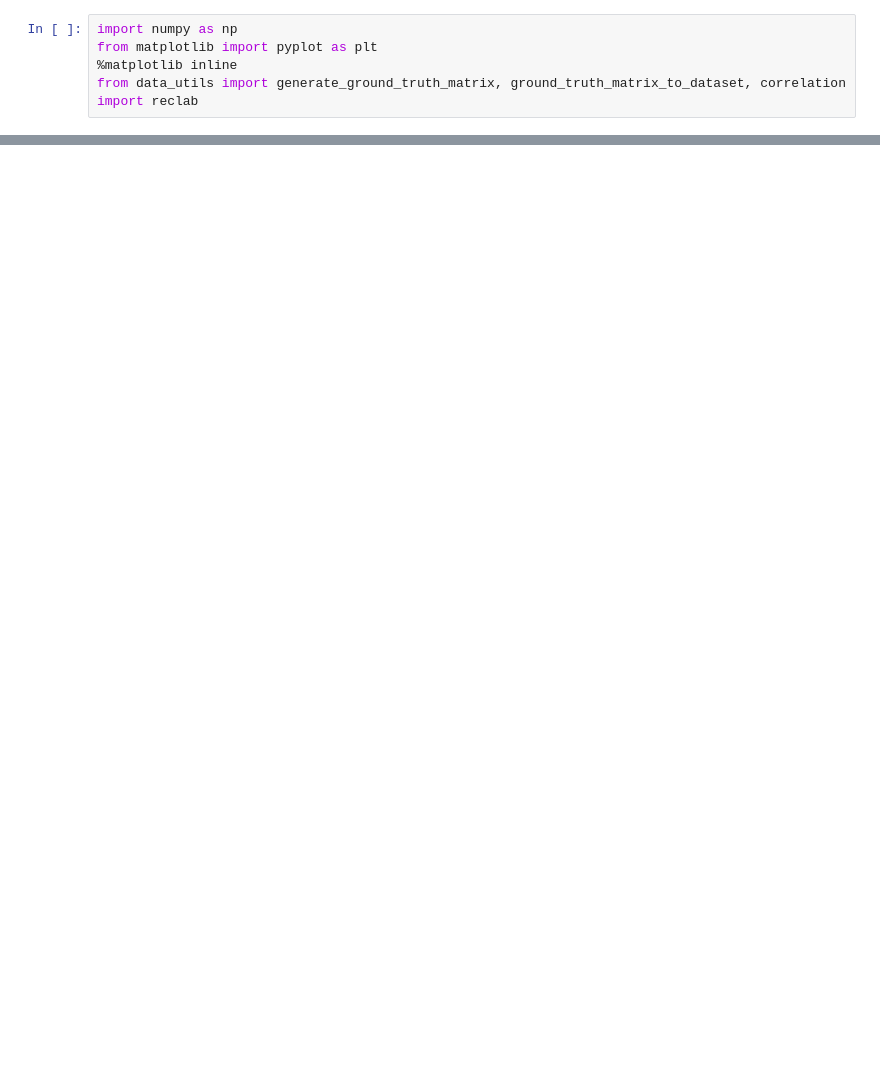
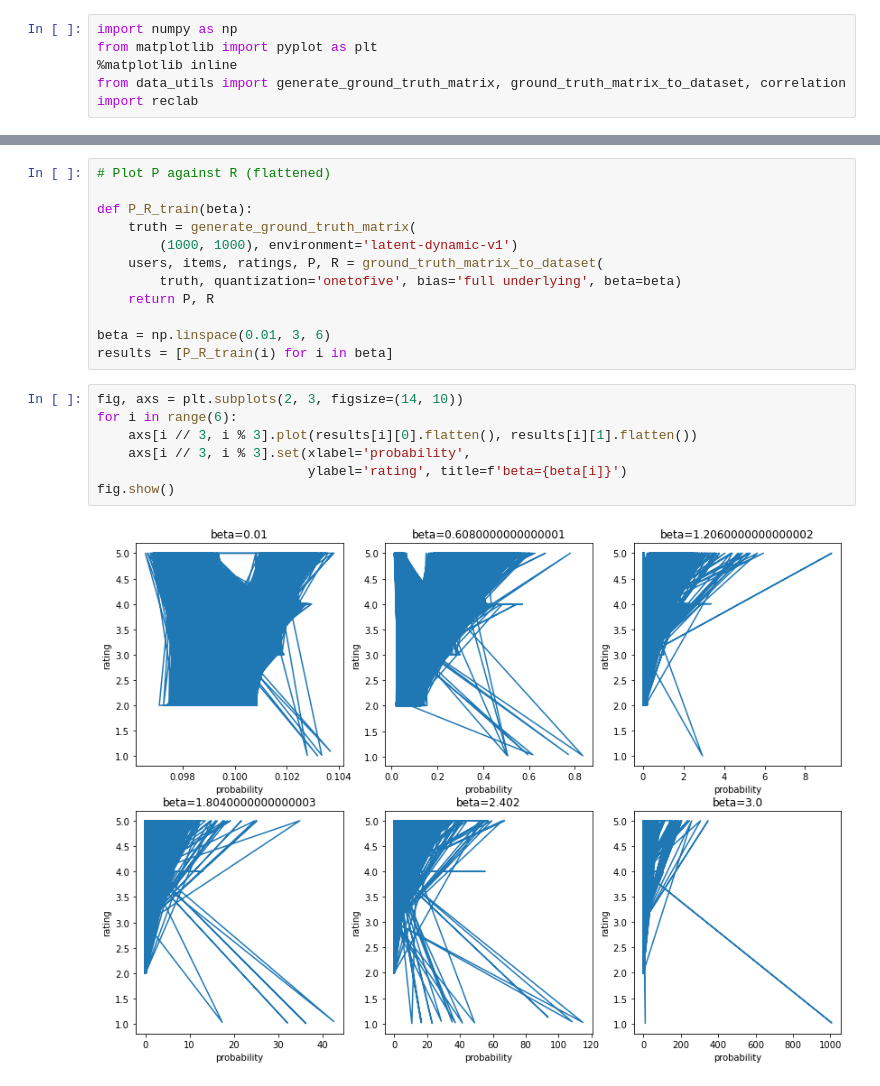
Before and after one commit to fengyuli-dev/debias-recommender, a Jupyter notebook: experiment.ipynb, the cells around one changed output, grey strips where cells are left out. Saved outputs shown, nothing was run; the diff lists cells and outputs as text; blank space fills up the shorter version.

Commit message:
Plot P against R

```diff
--- a/experiment.ipynb
+++ b/experiment.ipynb
@@ -29,0 +32,21 @@ fig1.show()
+# %%
+# Plot P against R (flattened)
+
+def P_R_train(beta):
+    truth = generate_ground_truth_matrix(
+        (1000, 1000), environment='latent-dynamic-v1')
+    users, items, ratings, P, R = ground_truth_matrix_to_dataset(
+        truth, quantization='onetofive', bias='full underlying', beta=beta)
+    return P, R
+
+beta = np.linspace(0.01, 3, 6)
+results = [P_R_train(i) for i in beta]
+# %%
+fig, axs = plt.subplots(2, 3, figsize=(14, 10))
+for i in range(6):
+    axs[i // 3, i % 3].plot(results[i][0].flatten(), results[i][1].flatten())
+    axs[i // 3, i % 3].set(xlabel='probability',
+                           ylabel='rating', title=f'beta={beta[i]}')
+fig.show()
+# %% [output]
+[figure, added]
```
Also changed, not shown: parts of 3 cells of this notebook.
